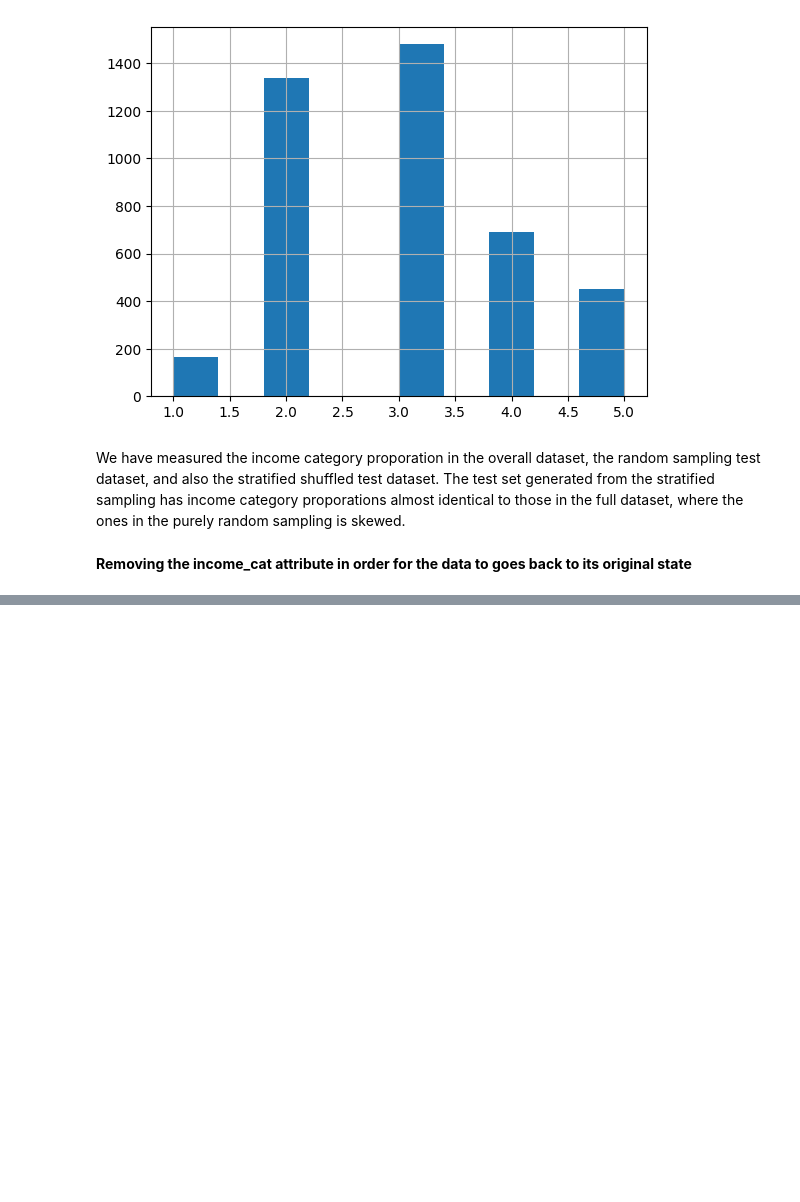
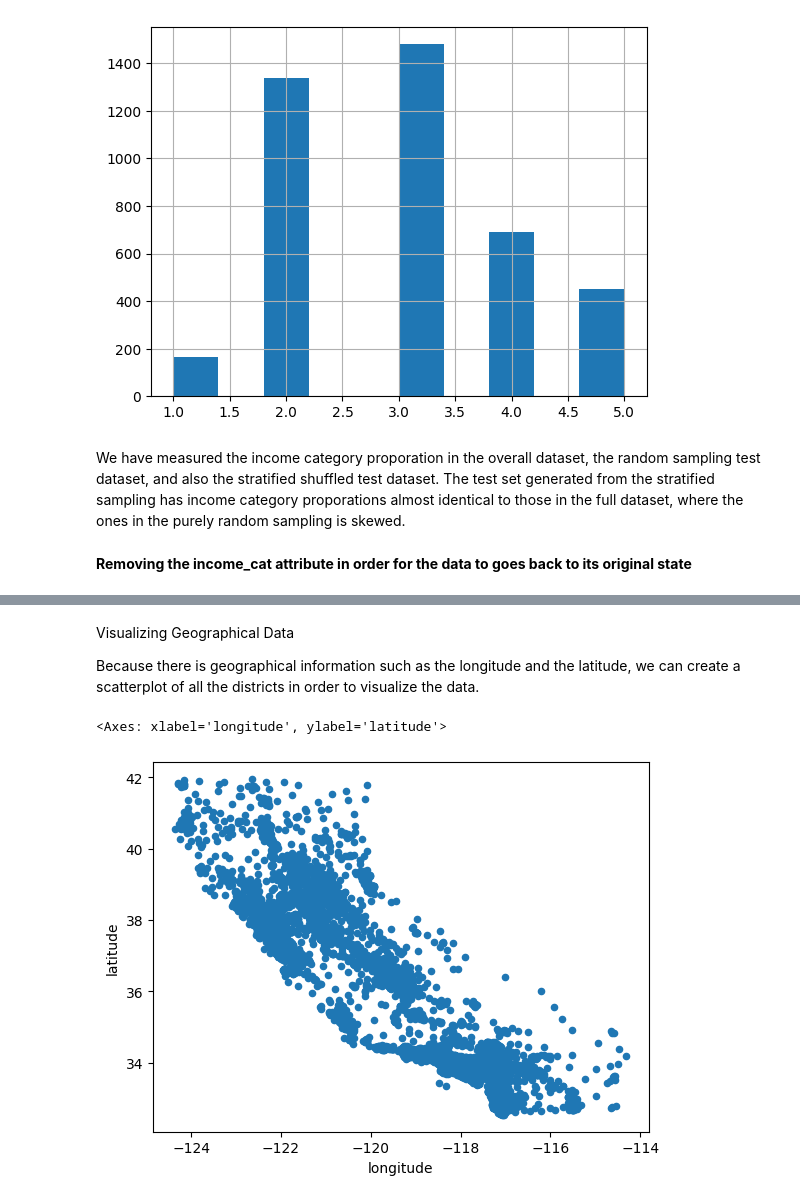
Before and after one commit to KingHikarii/End-To-End-Machine-Learning-Project, a Jupyter notebook: Machine_Learning_Project_1.ipynb, the cells around one changed output, grey strips where cells are left out. Cells and saved outputs as stored; diff of their text form; code cells hidden in the pictures; blank space fills up the shorter version.

```diff
--- a/Machine_Learning_Project_1.ipynb
+++ b/Machine_Learning_Project_1.ipynb
@@ -237,0 +246,11 @@ for set_ in (strat_train_set, strat_test_set):
+# %%
+housing_data = strat_train_set.copy()
+# %% [markdown]
+Visualizing Geographical Data
+
+Because there is geographical information such as the longitude and the latitude, we can create a scatterplot of all the districts in order to visualize the data.
+# %%
+housing_data.plot(kind = 'scatter', x = 'longitude', y = 'latitude')
+# %% [output]
+<Axes: xlabel='longitude', ylabel='latitude'>
+[figure, added]
```
Also changed, not shown: parts of 13 cells of this notebook.
